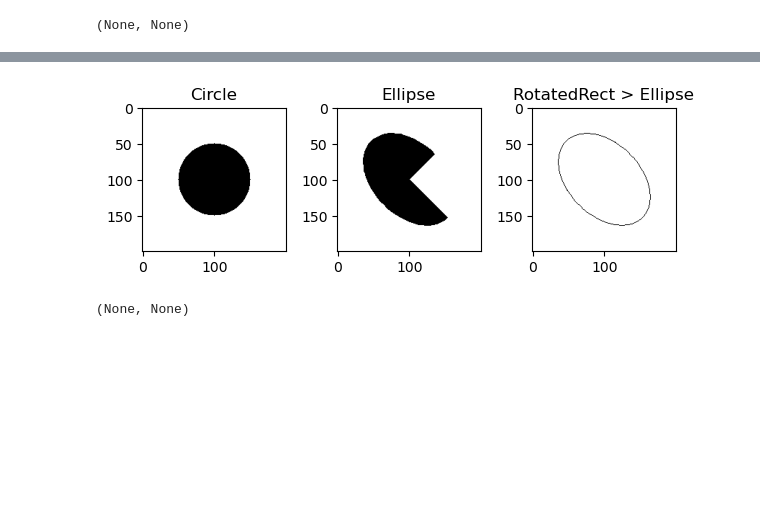
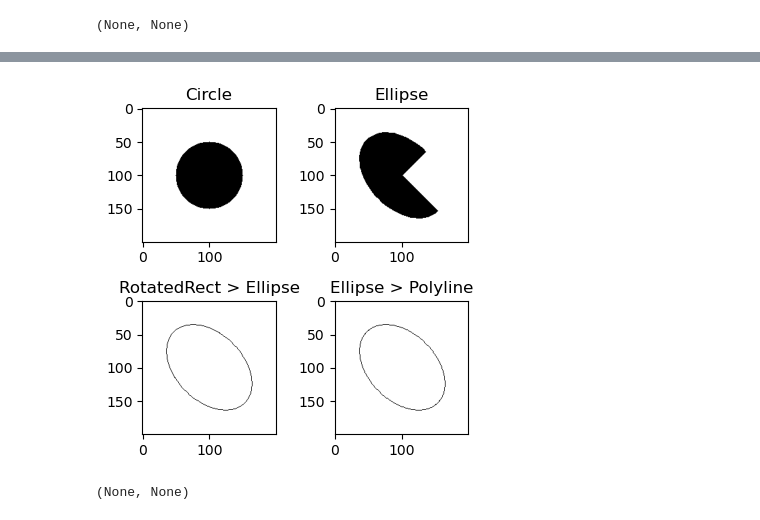
Before and after one commit to rapee9999/LearnCV, a Jupyter notebook: draw.ipynb, the cells around one changed output, grey strips where cells are left out. Saved outputs shown, nothing was run; the diff lists cells and outputs as text; code cells hidden in the pictures; blank space fills up the shorter version.

```diff
--- a/draw.ipynb
+++ b/draw.ipynb
@@ -117,36 +117,43 @@ plt.tight_layout(), plt.show()
 # %%
 # Properties
 imgSize = (200,200)
 center = (100,100)
 radius = 50
 w, h = 150,100
 angle = 45
 startAngle = 0
 endAngle = 270
 
 # Draw circle.
 img = np.ones(imgSize, np.uint8)
 # NOTE can give thinkness as -1 or cv2.FILLED for filling color.
 img = cv2.circle(img, center, radius, 0, cv2.FILLED)
-plt.figure(figsize=(6,2))
-plt.subplot(1,3,1), plt.imshow(img, 'gray'), plt.title("Circle")
+plt.figure(figsize=(4,4))
+plt.subplot(2,2,1), plt.imshow(img, 'gray'), plt.title("Circle")
 
 # Draw ellipse option 1.
 img = np.ones(imgSize, np.uint8)
 # NOTE can give thinkness as -1 or cv2.FILLED for filling color.
-# NOTE ellipse()'s argument takes radius across an ellipse along its axises
+# NOTE ellipse()'s size argument takes radius across an ellipse along its axises
 img = cv2.ellipse(img, center, (w//2, h//2), angle, startAngle, endAngle, 0, cv2.FILLED)
 # image = cv2.ellipse(img, ((400, 400), (400, 200) , 45), 0, 1)
-plt.subplot(1,3,2), plt.imshow(img, 'gray'), plt.title("Ellipse")
+plt.subplot(2,2,2), plt.imshow(img, 'gray'), plt.title("Ellipse")
 
 # Draw ellipse option 2: rotateRect.
 img = np.ones(imgSize, np.uint8)
 # NOTE RotatedRect()'s size argument take diameter across an ellipse along its axises
 rotateRect = cv2.RotatedRect(center, (w, h), angle)
 img = cv2.ellipse(img, rotateRect, 0, 1)
-plt.subplot(1,3,3), plt.imshow(img, 'gray'), plt.title("RotatedRect > Ellipse")
+plt.subplot(2,2,3), plt.imshow(img, 'gray'), plt.title("RotatedRect > Ellipse")
+
+# Draw ellipse option 3: polyline.
+img = np.ones(imgSize, np.uint8)
+# NOTE ellipse2Poly()'s size argument takes radius across an ellipse along its axises
+points = cv2.ellipse2Poly(center, (w//2,h//2), angle, 0, 360, 1).astype(np.int32)
+img = cv2.polylines(img, [points], True, 0, 1)
+plt.subplot(2,2,4), plt.imshow(img, 'gray'), plt.title("Ellipse > Polyline")
 
 plt.tight_layout(), plt.show()
 # %% [output]
-[figure, old version]
+[figure, new version]
 (None, None)
```
